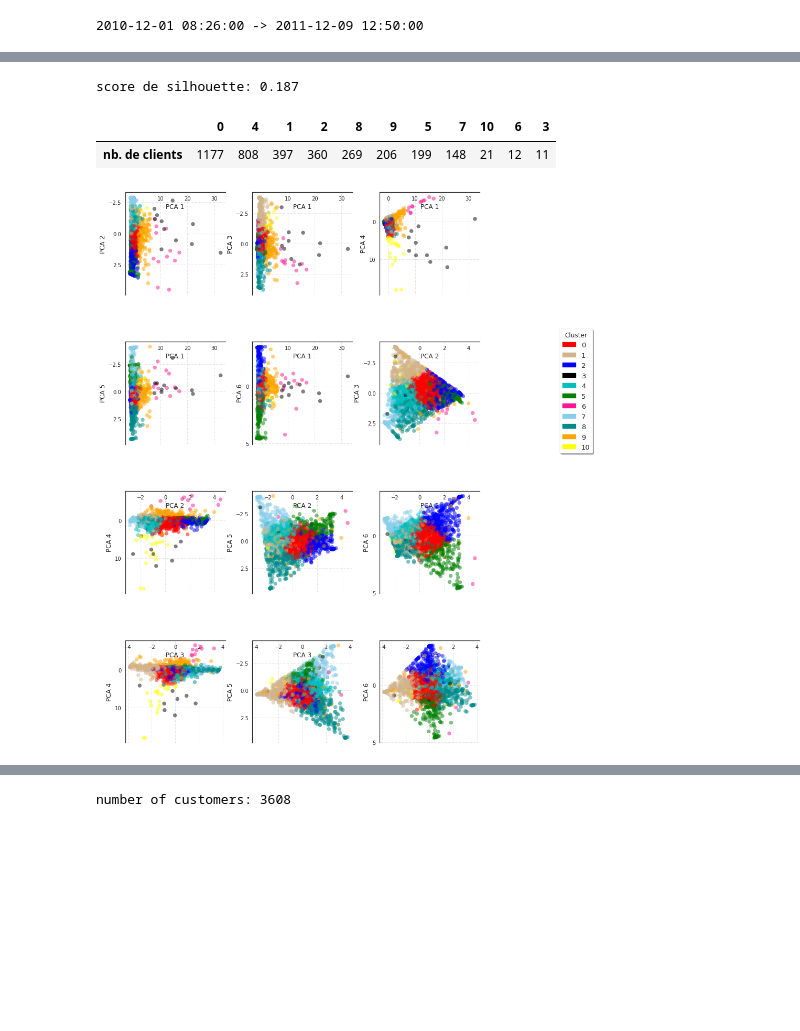
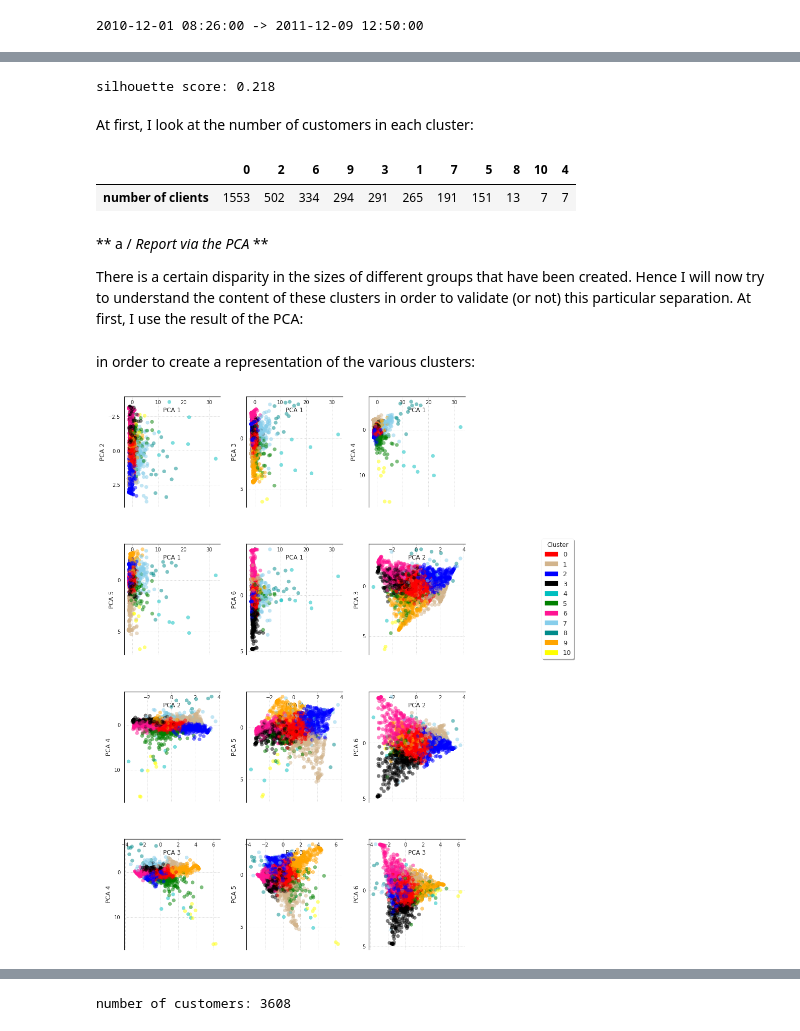
Before and after one commit to jalajthanaki/Customer_segmentation, a Jupyter notebook: Cust_segmentation_online_retail.ipynb, the cells around one changed output, grey strips where cells are left out. Saved outputs shown, nothing was run; the diff lists cells and outputs as text; code cells hidden in the pictures; blank space fills up the shorter version.

```diff
--- a/Cust_segmentation_online_retail.ipynb
+++ b/Cust_segmentation_online_retail.ipynb
@@ -809,7 +958,7 @@ basket_price = set_entrainement.copy(deep = True)
 # %%
-#________________________________________________________________
-# nb de visites et stats sur le montant du panier / utilisateurs
-transactions_per_user=basket_price.groupby(by=['CustomerID'])['Basket Price'].agg(['count','min','max','mean','sum'])
+# of visits and stats on cart amount / users
+transactions_per_user=basket_price.groupby(by=['CustomerID'])['Basket Price'].agg(['count','min',
+                                                                                   'max','mean','sum'])
 for i in range(5):
     col = 'categ_{}'.format(i)
     transactions_per_user.loc[:,col] = basket_price.groupby(by=['CustomerID'])[col].sum() /\
@@ -892,57 +1063,66 @@ kmeans = KMeans(init='k-means++', n_clusters = n_clusters, n_init=100)
 kmeans.fit(scaled_matrix)
 clusters_clients = kmeans.predict(scaled_matrix)
 silhouette_avg = silhouette_score(scaled_matrix, clusters_clients)
-print('score de silhouette: {:<.3f}'.format(silhouette_avg))
+print('silhouette score: {:<.3f}'.format(silhouette_avg))
 # %% [output]
-score de silhouette: 0.187
+silhouette score: 0.218
+# %% [markdown]
+At first, I look at the number of customers in each cluster:
 # %%
-pd.DataFrame(pd.Series(clusters_clients).value_counts(), columns = ['nb. de clients']).T
+pd.DataFrame(pd.Series(clusters_clients).value_counts(), columns = ['number of clients']).T
 # %% [output]
-|  | 0 | 4 | 1 | 2 | 8 | 9 | 5 | 7 | 10 | 6 | 3 |
-| nb. de clients | 1177 | 808 | 397 | 360 | 269 | 206 | 199 | 148 | 21 | 12 | 11 |
+|  | 0 | 2 | 6 | 9 | 3 | 1 | 7 | 5 | 8 | 10 | 4 |
+| number of clients | 1553 | 502 | 334 | 294 | 291 | 265 | 191 | 151 | 13 | 7 | 7 |
+# %% [markdown]
+** a / _Report via the PCA_ **
+
+There is a certain disparity in the sizes of different groups that have been created. Hence I will now try to understand the content of these clusters in order to validate (or not) this particular separation. At first, I use the result of the PCA:
 # %%
 pca = PCA(n_components=6)
 matrix_3D = pca.fit_transform(scaled_matrix)
 mat = pd.DataFrame(matrix_3D)
 mat['cluster'] = pd.Series(clusters_clients)
+# %% [markdown]
+in order to create a representation of the various clusters:
 # %%
 import matplotlib.patches as mpatches
 
 sns.set_style("white")
 sns.set_context("notebook", font_scale=1, rc={"lines.linewidth": 2.5})
 
-LABEL_COLOR_MAP = {0:'r', 1:'tan', 2:'b', 3:'k', 4:'c', 5:'g', 6:'deeppink', 7:'skyblue', 8:'darkcyan', 9:'orange',
+LABEL_COLOR_MAP = {0:'r', 1:'tan', 2:'b', 3:'k', 4:'c', 5:'g', 6:'deeppink', 7:'skyblue', 8:'darkcyan',
+                   9:'orange',
                    10:'yellow', 11:'tomato', 12:'seagreen'}
 label_color = [LABEL_COLOR_MAP[l] for l in mat['cluster']]
 
 fig = plt.figure(figsize = (12,10))
 increment = 0
 for ix in range(6):
     for iy in range(ix+1, 6):
         increment += 1
         ax = fig.add_subplot(4,3,increment)
         ax.scatter(mat[ix], mat[iy], c= label_color, alpha=0.5)
         plt.ylabel('PCA {}'.format(iy+1), fontsize = 12)
         plt.xlabel('PCA {}'.format(ix+1), fontsize = 12)
         ax.yaxis.grid(color='lightgray', linestyle=':')
         ax.xaxis.grid(color='lightgray', linestyle=':')
         ax.spines['right'].set_visible(False)
         ax.spines['top'].set_visible(False)
 
         if increment == 12: break
     if increment == 12: break
 
 #_______________________________________________
 # I set the legend: abreviation -> airline name
 comp_handler = []
 for i in range(n_clusters):
     comp_handler.append(mpatches.Patch(color = LABEL_COLOR_MAP[i], label = i))
 
 plt.legend(handles=comp_handler, bbox_to_anchor=(1.1, 0.9),
            title='Cluster',
            shadow = True, frameon = True, framealpha = 1,
            fontsize = 13, bbox_transform = plt.gcf().transFigure) #facecolor = 'lightgrey',
 
 plt.tight_layout()
 # %% [output]
-[figure, old version]
+[figure, new version]
```
Also changed, not shown: parts of 124 cells of this notebook, 1 other file.
